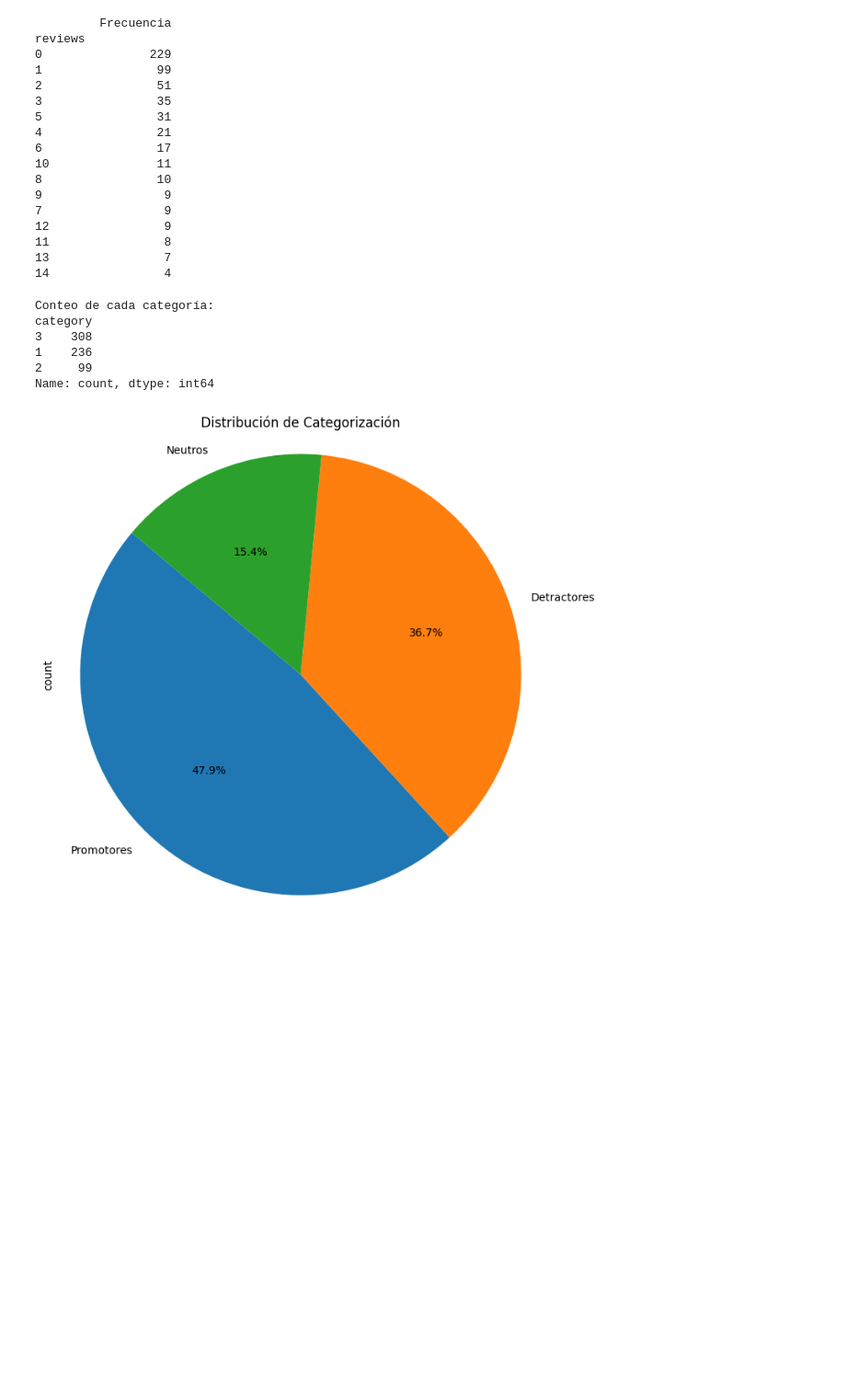
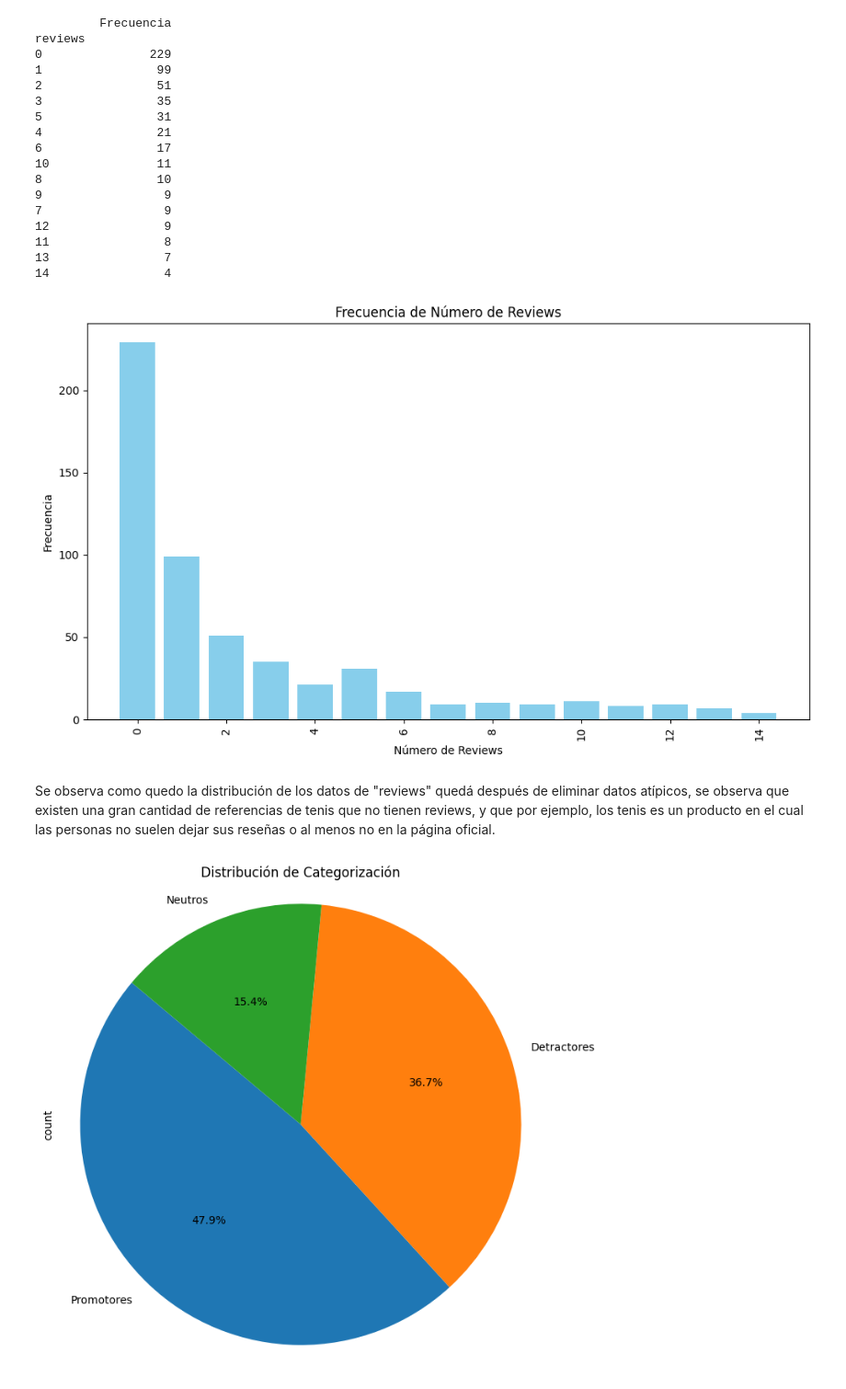
Before and after one commit to pau1ag/caso1, a Jupyter notebook: solucion_caso.ipynb, the cells around one changed output. Shown: that part at 92% size. Drawn from its saved outputs; the diff is of its cells as text; code cells hidden in the pictures; blank space fills up the shorter version.

```diff
--- a/solucion_caso.ipynb
+++ b/solucion_caso.ipynb
@@ -271,19 +272,22 @@ reviews
 11                8
 13                7
 14                4
-# %%
-conteo_categorias = df['category'].value_counts()
-
-# Mostrar el conteo de cada categoría
-print("Conteo de cada categoría:")
-print(conteo_categorias)
-# %% [output]
-Conteo de cada categoría:
-category
-3    308
-1    236
-2     99
-Name: count, dtype: int64
+# %%
+df_frecuencia_sorted = df_frecuencia.sort_values(by='Frecuencia', ascending=False)
+
+# Crear el gráfico de barras
+plt.figure(figsize=(10, 6))
+plt.bar(df_frecuencia_sorted.index, df_frecuencia_sorted['Frecuencia'], color='skyblue')
+plt.xlabel('Número de Reviews')
+plt.ylabel('Frecuencia')
+plt.title('Frecuencia de Número de Reviews')
+plt.xticks(rotation=90)  # Rotar las etiquetas del eje x para mayor legibilidad
+plt.tight_layout()
+plt.show()
+# %% [output]
+[figure, added]
+# %% [markdown]
+Se observa como quedo la distribución de los datos de "reviews" quedá después de eliminar datos atípicos, se observa que existen una gran cantidad de referencias de tenis que no tienen reviews, y que por ejemplo, los tenis es un producto en el cual las personas no suelen dejar sus reseñas o al menos no en la página oficial.
 # %%
 leyendas = {1: 'Detractores', 2: 'Neutros', 3: 'Promotores'}
 
```
Also changed, not shown: parts of 27 cells of this notebook.
